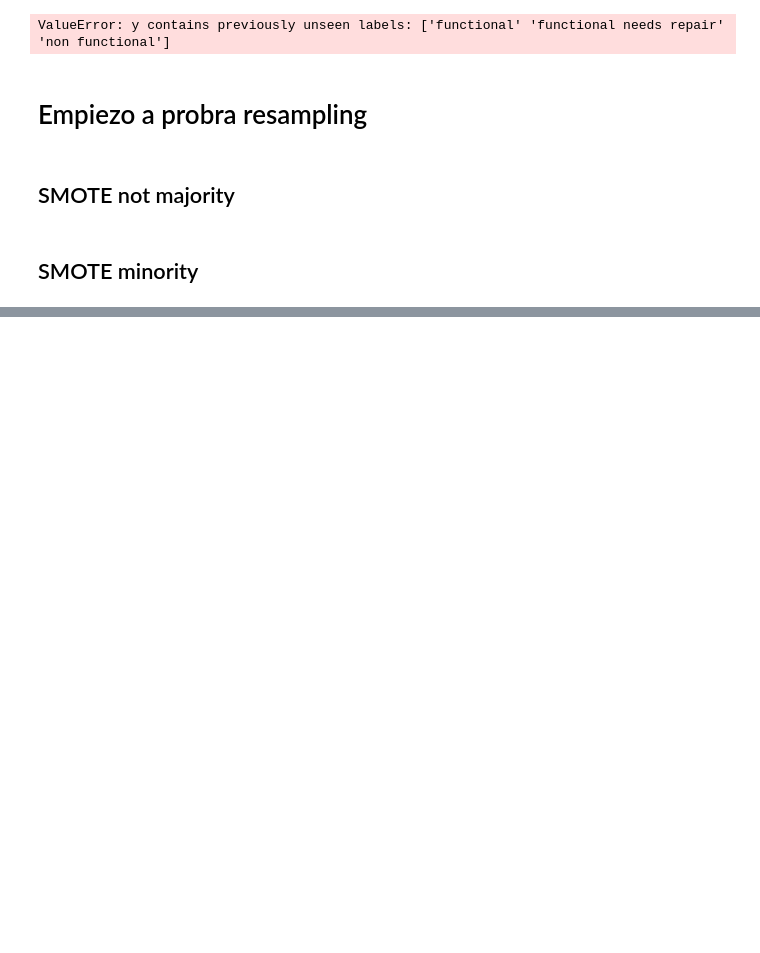
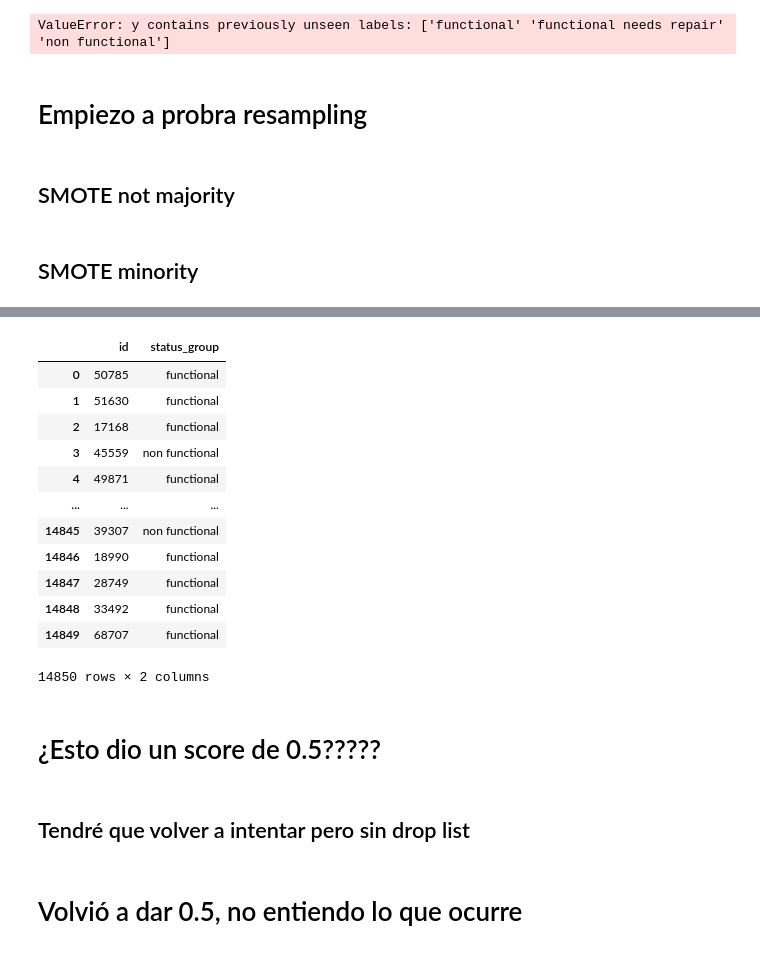
Before and after one commit to juandavidriosm/TareaMachineLearning, a Jupyter notebook: Tarea_MachineLearning.ipynb, the cells around one changed output, grey strips where cells are left out. Saved outputs shown, nothing was run; the diff lists cells and outputs as text; code cells hidden in the pictures; blank space fills up the shorter version.

```diff
--- a/Tarea_MachineLearning.ipynb
+++ b/Tarea_MachineLearning.ipynb
@@ -470,0 +523,4 @@ X_test.to_csv("Out/RandomForestSMOTEminority.csv",index=None,sep=",")
+# %%
+drop_list  = ["scheme_name","funder","management_group","num_private","recorded_by",
+              "extraction_type_group","extraction_type_class","payment","quality_group",
+              "quantity_group","source","source_class","source_type","waterpoint_type_group"]
@@ -470,0 +575,48 @@ X_test.to_csv("Out/RandomForestSMOTEminority.csv",index=None,sep=",")
+# %%
+cat_cols = X.select_dtypes(exclude=np.number).columns.tolist()
+num_cols = X.select_dtypes(include=np.number).columns.tolist()
+
+num_cols.remove("id")
+
+
+preprocessing = ColumnTransformer([
+    ('target_enc', OrdinalEncoder(handle_unknown="use_encoded_value",
+                                  unknown_value=10000000,
+                                  encoded_missing_value =10000000), cat_cols),
+    ('scaler', StandardScaler(), num_cols),
+],
+remainder = "passthrough",
+)
+
+X = pd.DataFrame(data=preprocessing.fit_transform(X,y=y), columns=preprocessing.get_feature_names_out())
+X_test = pd.DataFrame(data=preprocessing.transform(X_test), columns=preprocessing.get_feature_names_out())
+
+rf = RandomForestClassifier()
+rf.fit(X.to_numpy(),y)
+X_test["status_group"] = rf.predict(X_test)
+X_test.remainder__id = X_test.remainder__id.astype(int)
+X_test.rename({"remainder__id":"id","predictions":"status_group"},axis=1,inplace=True)
+# %%
+X_test = X_test[["id","status_group"]]
+X_test.status_group = le.inverse_transform(X_test.status_group)
+X_test.to_csv("Out/MismoRFBuenoConMasDropsClustersYCont.csv",index=None,sep=",")
+# %%
+X_test
+# %% [output]
+|  | id | status_group |
+| 0 | 50785 | functional |
+| 1 | 51630 | functional |
+| 2 | 17168 | functional |
+| 3 | 45559 | non functional |
+| 4 | 49871 | functional |
+| ... | ... | ... |
+| 14845 | 39307 | non functional |
+| 14846 | 18990 | functional |
+| 14847 | 28749 | functional |
+| 14848 | 33492 | functional |
+| 14849 | 68707 | functional |
+14850 rows × 2 columns
+# %% [markdown]
+# ¿Esto dio un score de 0.5?????
+# %% [markdown]
+## Tendré que volver a intentar pero sin drop list
@@ -470,0 +686,2 @@ X_test.to_csv("Out/RandomForestSMOTEminority.csv",index=None,sep=",")
+# %% [markdown]
+# Volvió a dar 0.5, no entiendo lo que ocurre
```
Also changed, not shown: parts of 26 cells of this notebook, 3 other files.
